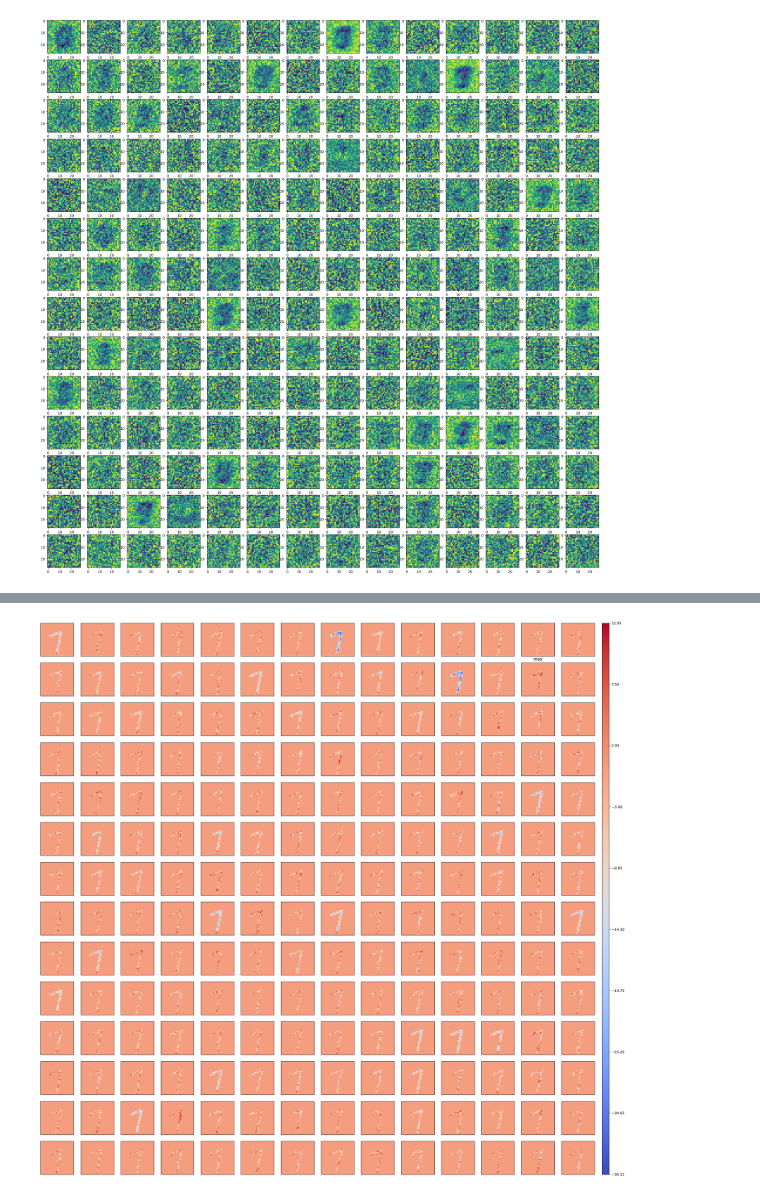
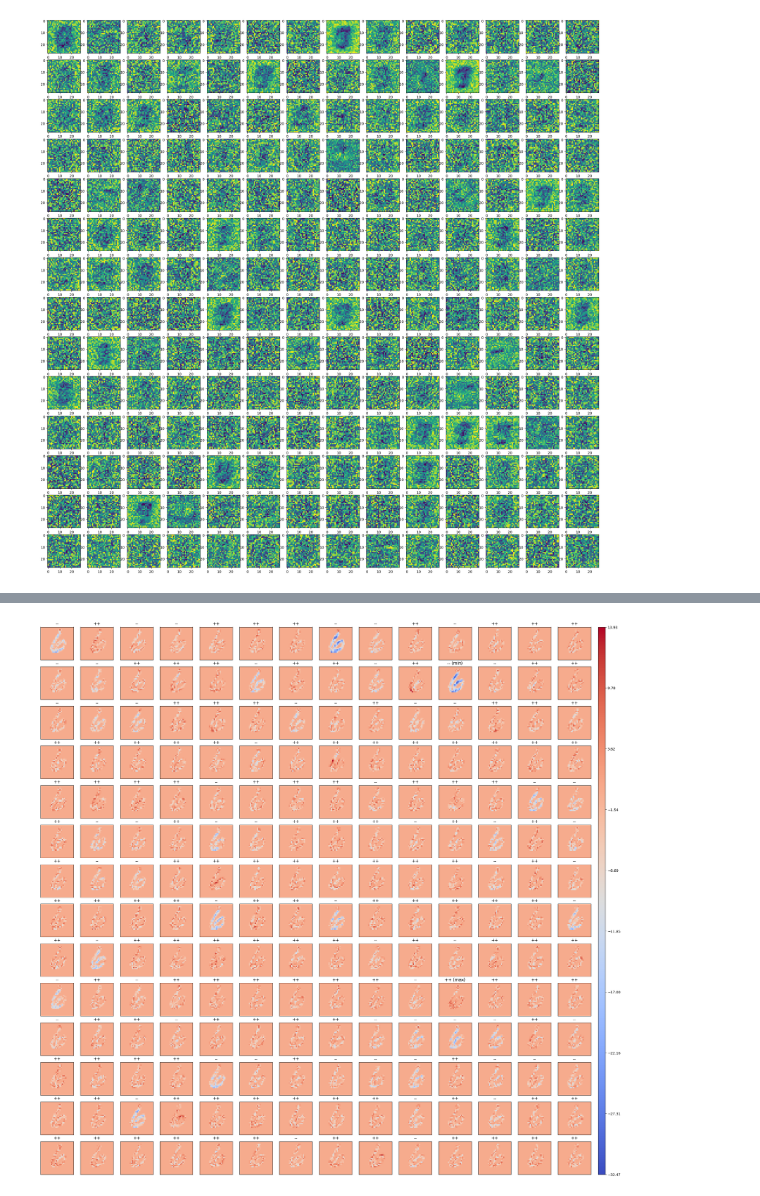
Before and after one commit to ramity/athena, a Jupyter notebook: notebooks/mnist_experiments.ipynb, the cells around one changed output, grey strips where cells are left out. Drawn from its saved outputs; the diff is of its cells as text; code cells hidden in the pictures.

```diff
--- a/notebooks/mnist_experiments.ipynb
+++ b/notebooks/mnist_experiments.ipynb
@@ -227,6 +232,6 @@ fig, axs = plt.subplots(14, 14)
 for i in range(196):
     x = i % 14
     y = math.floor(i / 14)
-    axs[x, y].imshow(numpy.resize(weights[i] + bias[i], (28, 28)))
+    axs[x, y].imshow(numpy.resize(weights[i] + bias[i], (28, 28)), cmap="coolwarm")
 plt.show()
 # %% [output]
@@ -234,38 +239,47 @@ plt.show()
 # %%
-input_image = mnist_dataset["training_images"][42]
+input_image = training_images[73]
 weights = model_state_dict["linear_relu_stack.0.weight"].numpy()
-min_val, max_val = weights.min() * 255, weights.max() * 255
+# min_val, max_val = weights.min() * 255, weights.max() * 255
 fig, axs = plt.subplots(14, 14)
 max_result = -10000000000
 min_result = 10000000000
 max_result_x, max_result_y, max_result_x, max_result_y = 0, 0, 0, 0
+results = weights * input_image
+min_val = results.min()
+max_val = results.max()
+result_sums = numpy.sum(results, axis=1)
+average_result_sum = numpy.mean(result_sums)
+
 for i in range(196):
     x = i % 14
     y = math.floor(i / 14)
     axs[x, y].set_xticks([])
     axs[x, y].set_yticks([])
-    result = numpy.resize(weights[i] * input_image, (28, 28))
-    result_sum = result.sum()
-    if result_sum > max_result:
-        max_result = result_sum
+    result = numpy.resize(results[i], (28, 28))
+    if result_sums[i] > max_result:
+        max_result = result_sums[i]
         max_result_x = x
         max_result_y = y
-    if result_sum < min_result:
-        min_result = result_sum
+    if result_sums[i] < min_result:
+        min_result = result_sums[i]
         min_result_x = x
         min_result_y = y
     axs[x, y].imshow(result, cmap="coolwarm", vmin=min_val, vmax=max_val)
+    if result_sums[i] > average_result_sum:
+        axs[x, y].set_title("++")
+    else:
+        axs[x, y].set_title("--")
 
-axs[max_result_x, max_result_y].set_title("max")
-axs[min_result_x, min_result_y].set_title("min")
+axs[max_result_x, max_result_y].set_title(axs[max_result_x, max_result_y].get_title() + " (max)")
+axs[min_result_x, min_result_y].set_title(axs[min_result_x, min_result_y].get_title() + " (min)")
 
 from matplotlib import cm
 norm = plt.Normalize(vmin=min_val, vmax=max_val)
 colorbar_ticks = numpy.linspace(min_val, max_val, 10)
 sm = cm.ScalarMappable(cmap="coolwarm", norm=norm)
 cax = fig.add_axes([0.91, 0.11, 0.01, 0.77])
 cbar = fig.colorbar(sm, cax=cax)
 cbar.set_ticks(colorbar_ticks)
 plt.show()
 # %% [output]
-[figure, old version]
+[figure, new version]
```
Also changed, not shown: parts of 9 cells of this notebook.
